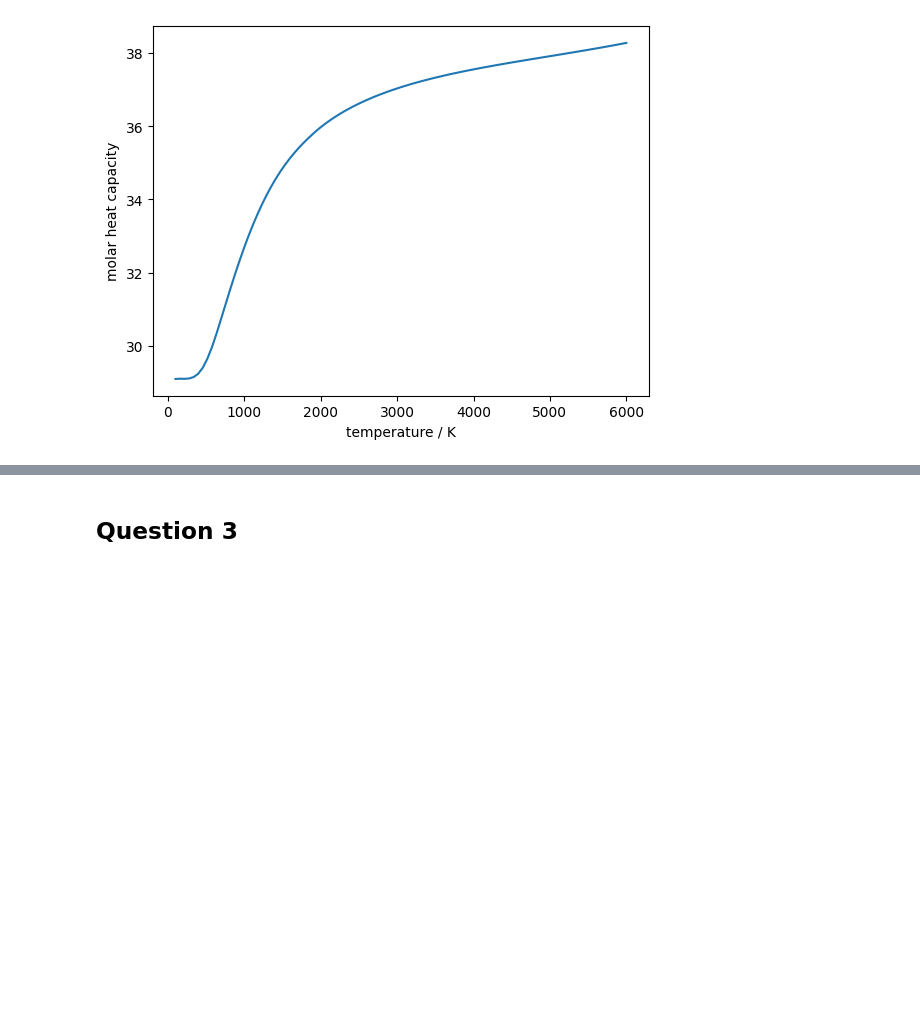
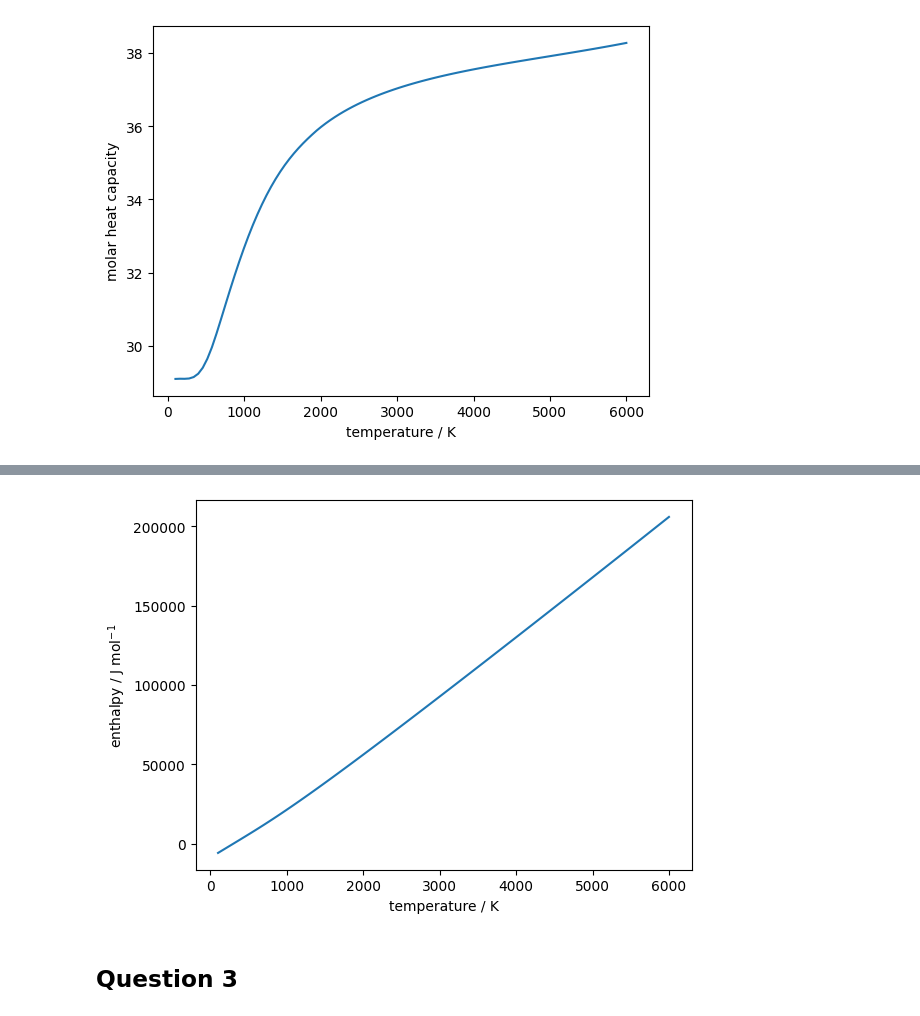
Before and after one commit to vint-j/Chemical-Engineering, a Jupyter notebook: Notebooks/CP213/Tutorial 2.ipynb, the cells around one changed output, grey strips where cells are left out. Drawn from its saved outputs; the diff is of its cells as text; code cells hidden in the pictures; blank space fills up the shorter version.

```diff
--- a/Notebooks/CP213/Tutorial 2.ipynb
+++ b/Notebooks/CP213/Tutorial 2.ipynb
@@ -179,3 +179,87 @@ plt.ylabel('molar heat capacity')
 plt.show()
 # %% [output]
 [figure]
+# %%
+import sympy as sp
+
+def get_coefficients(T):
+    if (T>=100 and T<500):
+        A =  28.98641
+        B =  1.853978
+        C = -9.647459
+        D =  16.63537
+        E =  0.000117
+    elif (T>=500 and T<2000):
+        A =  19.50583
+        B =  19.88705
+        C = -8.598535
+        D =  1.369784
+        E =  0.527601
+    elif (T>=2000 and T<=6000):
+        A =  35.51872
+        B =  1.128728
+        C = -0.196103
+        D =  0.014662
+        E = -4.553760
+
+    return A, B, C, D, E
+
+def get_Cp(T):
+    A, B, C, D, E = get_coefficients(T)
+    t = T/1000.0
+    Cp = A + B*t + C*t**2 + D*t**3 + E/t**2
+    return Cp
+
+
+T, A, B, C, D, E = sp.symbols('T A B  C  D  E')
+t = T/1000
+Cp = A + B*t + C*t**2 + D*t**3 + E/t**2
+
+H = sp.integrate(Cp, T)
+display(H)
+
+A, B, C, D, E = get_coefficients(298.15)
+T_end = 500
+T_start = 298.15
+H_500 = A*T_end - A*T_start + B*T_end**2/2000 - B*T_start**2/2000 + C*T_end**3/3000000 - C*T_start**3/3000000 + D*T_end**4/4000000000 - D*T_start**4/4000000000 + 1000000*E/T_start - 1000000*E/T_end
+print(f'enthalpy at T=500 K: {H_500}')
+
+A, B, C, D, E = get_coefficients(600)
+T_end = 2000
+T_start = 500
+H_2000 = H_500 + A*T_end - A*T_start + B*T_end**2/2000 - B*T_start**2/2000 + C*T_end**3/3000000 - C*T_start**3/3000000 + D*T_end**4/4000000000 - D*T_start**4/4000000000 + 1000000*E/T_start - 1000000*E/T_end
+print(f'enthalpy at T=2000 K: {H_2000}')
+
+def get_start(T):
+    if (T>=100 and T<500):
+        T_start = 298.15
+        H_start = 0.0
+    elif (T>=500 and T<2000):
+        T_start = 500
+        H_start = H_500
+    elif (T>=2000 and T<=6000):
+        T_start = 2000
+        H_start = H_2000
+    return T_start, H_start
+
+def get_H(T):
+    A, B, C, D, E = get_coefficients(T)
+    T_start, H_start = get_start(T)
+    H = H_start
+    H += A*T - A*T_start
+    H += B*T**2/2000 - B*T_start**2/2000
+    H += C*T**3/3000000 - C*T_start**3/3000000
+    H += D*T**4/4000000000 - D*T_start**4/4000000000
+    H += 1000000*E/T_start - 1000000*E/T
+    return H
+
+import numpy as np
+import pylab as plt
+
+T_data = np.linspace(100.0, 6000.0, 100)
+H_data = [get_H(T) for T in T_data]
+plt.plot(T_data, H_data)
+plt.xlabel(r'temperature / K')
+plt.ylabel(r'enthalpy / J mol$^{-1}$')
+plt.show()
+# %% [output]
@@ -182,3 +269,4 @@ plt.show()
+[figure, added]
 # %% [markdown]
 ## Question 3
 # %% [markdown]
```
Also changed, not shown: parts of 1 cell of this notebook.
